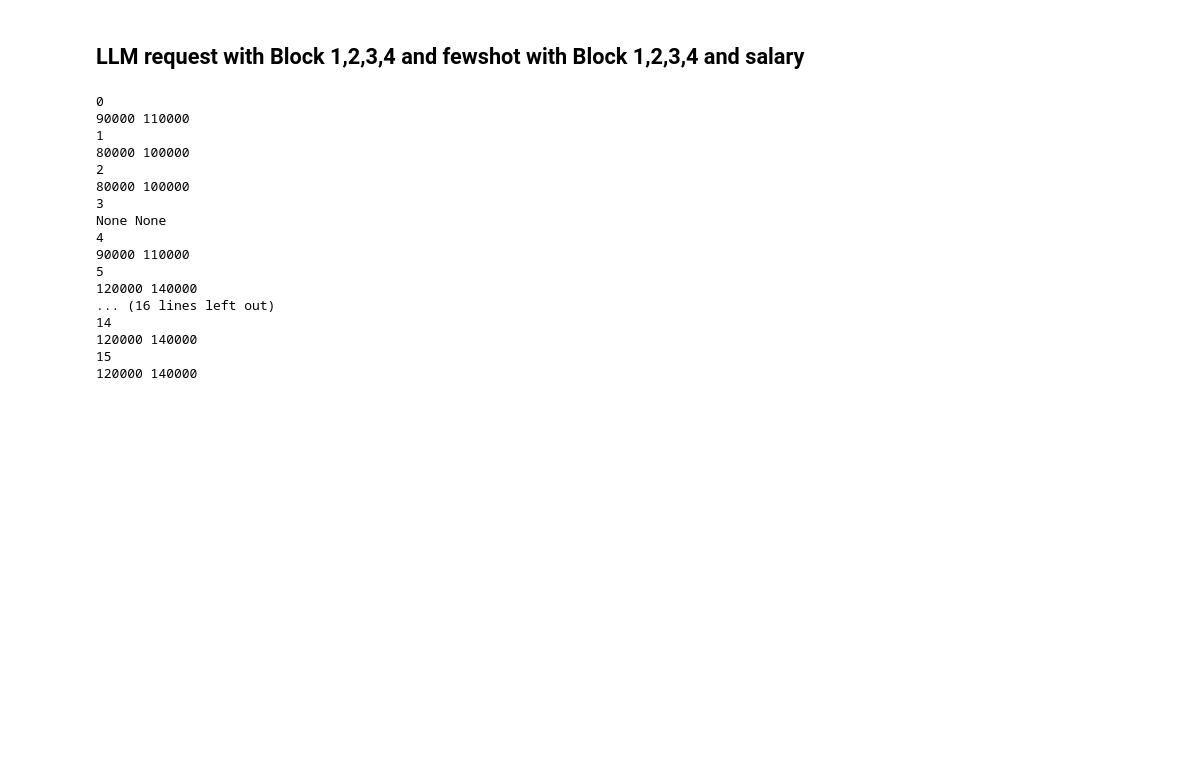
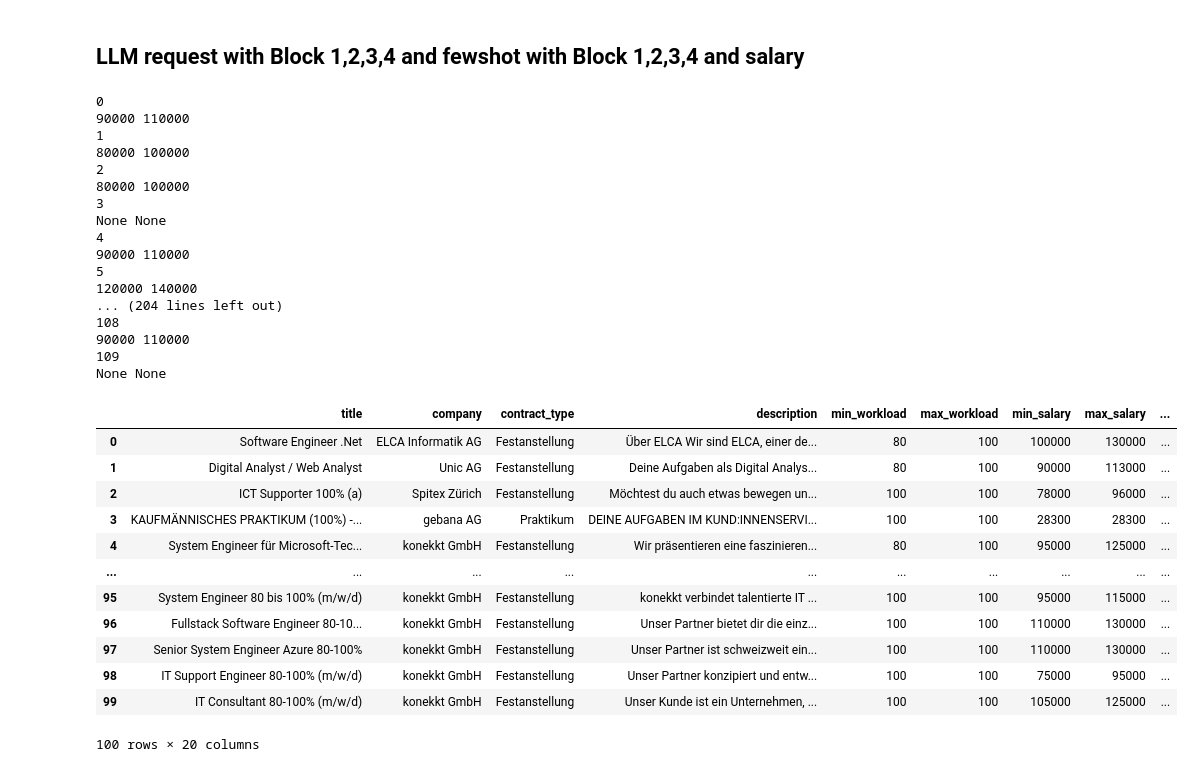
Before and after one commit to ElijahLeeMorgan/JobMarket, a Jupyter notebook: modelling/llm_regression/llm_requests_mo.ipynb, the cells around one changed output. Cells and saved outputs as stored; diff of their text form; code cells hidden in the pictures; blank space fills up the shorter version.

Commit message:
few shot data

```diff
--- a/modelling/llm_regression/llm_requests_mo.ipynb
+++ b/modelling/llm_regression/llm_requests_mo.ipynb
@@ -363,27 +338,42 @@ def generate_message(title, company, min_salary, max_salary, min_workload, max_w
 
 def run_model(limit):
     start_index = df[min].last_valid_index() + 1 if df[max].last_valid_index() != None else 0
+
     example_messages = [generate_message(row['title'], row['company'], row['min_salary'], row['max_salary'], row['min_workload'], row['max_workload'], row['description'], row['contract_type']) for index, row in df_with_salary_few_shot.iterrows()]
 
     for index, row in df.iloc[start_index:start_index + limit].iterrows():
         query_message = generate_query(row)
-        chat_completion = client.chat.completions.create(
-            messages= example_messages + [query_message], # change message for new prompt ------------
+
+        # API call simulation
+        response = client.chat.completions.create(
+            messages= example_messages + [query_message],
             model="llama3-70b-8192",
             temperature=0.0
         )
-        min_salary, max_salary = extract_salaries(chat_completion.choices[0].message.content)
+
+        # Assuming 'response' is the variable containing the API response
+        if hasattr(response, 'headers'):
+            # Check if you're close to hitting the rate limits
+            remaining_tokens = int(response.headers.get('x-ratelimit-remaining-tokens', '100'))
+            remaining_requests = int(response.headers.get('x-ratelimit-remaining-requests', '100'))
+
+            if remaining_tokens < 200:  # Threshold for tokens; adjust as needed
+                print(f"Warning: Low token count! Only {remaining_tokens} tokens remaining.")
+            if remaining_requests < 10:  # Threshold for requests; adjust as needed
+                print(f"Warning: Low request count! Only {remaining_requests} requests remaining.")
+
+        # Extract salaries from the completion
+        min_salary, max_salary = extract_salaries(response.choices[0].message.content)
         print(index)
         print(min_salary, max_salary)
-
 
         # Update DataFrame
         df.at[index, min] = min_salary
         df.at[index, max] = max_salary
-        df.at[index, answer] = chat_completion.choices[0].message.content
+        df.at[index, answer] = response.choices[0].message.content
 
-    # Save updated DataFrame in chunks or fully, depending on your preference
-    df.to_csv(results_file, index=False)
+        # Save updated DataFrame in chunks or fully, depending on your preference
+        df.to_csv(results_file, index=False)
 
 # Testing the function with a limited number of entries
 run_model(10000)
@@ -400,12 +390,26 @@ None None
 90000 110000
 5
 120000 140000
-... (16 lines left out)
-14
-120000 140000
-15
-120000 140000
+... (204 lines left out)
+108
+90000 110000
+109
+None None
 # %%
 llm_block1_2_3_4_fewshot = pd.read_csv('data/llm_block1_2_3_4_fewshot.csv')
-llm_block1_2_3_4_fewshot.head()
+llm_block1_2_3_4_fewshot.head(100)
+# %% [output]
+|  | title | company | contract_type | description | min_workload | max_workload | min_salary | max_salary | ... |
+| 0 | Software Engineer .Net | ELCA Informatik AG | Festanstellung | Über ELCA Wir sind ELCA, einer de... | 80 | 100 | 100000 | 130000 | ... |
+| 1 | Digital Analyst / Web Analyst | Unic AG | Festanstellung | Deine Aufgaben als Digital Analys... | 80 | 100 | 90000 | 113000 | ... |
+| 2 | ICT Supporter 100% (a) | Spitex Zürich | Festanstellung | Möchtest du auch etwas bewegen un... | 100 | 100 | 78000 | 96000 | ... |
+| 3 | KAUFMÄNNISCHES PRAKTIKUM (100%) -... | gebana AG | Praktikum | DEINE AUFGABEN IM KUND:INNENSERVI... | 100 | 100 | 28300 | 28300 | ... |
+| 4 | System Engineer für Microsoft-Tec... | konekkt GmbH | Festanstellung | Wir präsentieren eine faszinieren... | 80 | 100 | 95000 | 125000 | ... |
+| ... | ... | ... | ... | ... | ... | ... | ... | ... | ... |
+| 95 | System Engineer 80 bis 100% (m/w/d) | konekkt GmbH | Festanstellung | konekkt verbindet talentierte IT ... | 100 | 100 | 95000 | 115000 | ... |
+| 96 | Fullstack Software Engineer 80-10... | konekkt GmbH | Festanstellung | Unser Partner bietet dir die einz... | 100 | 100 | 110000 | 130000 | ... |
+| 97 | Senior System Engineer Azure 80-100% | konekkt GmbH | Festanstellung | Unser Partner ist schweizweit ein... | 100 | 100 | 110000 | 130000 | ... |
+| 98 | IT Support Engineer 80-100% (m/w/d) | konekkt GmbH | Festanstellung | Unser Partner konzipiert und entw... | 100 | 100 | 75000 | 95000 | ... |
+| 99 | IT Consultant 80-100% (m/w/d) | konekkt GmbH | Festanstellung | Unser Kunde ist ein Unternehmen, ... | 100 | 100 | 105000 | 125000 | ... |
+100 rows × 20 columns
 # %%
```
Also changed, not shown: parts of 13 cells of this notebook, 5 other files.
